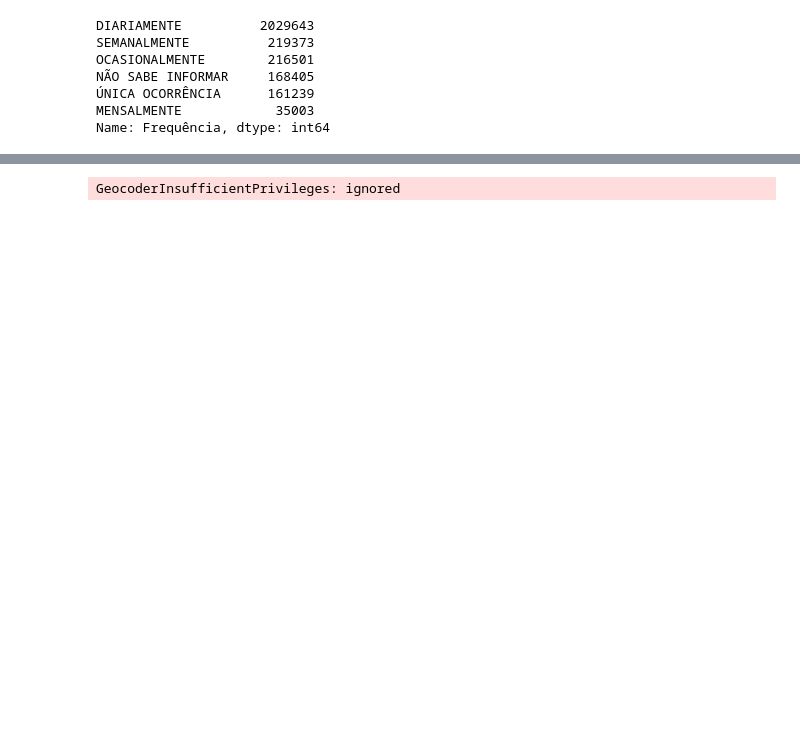
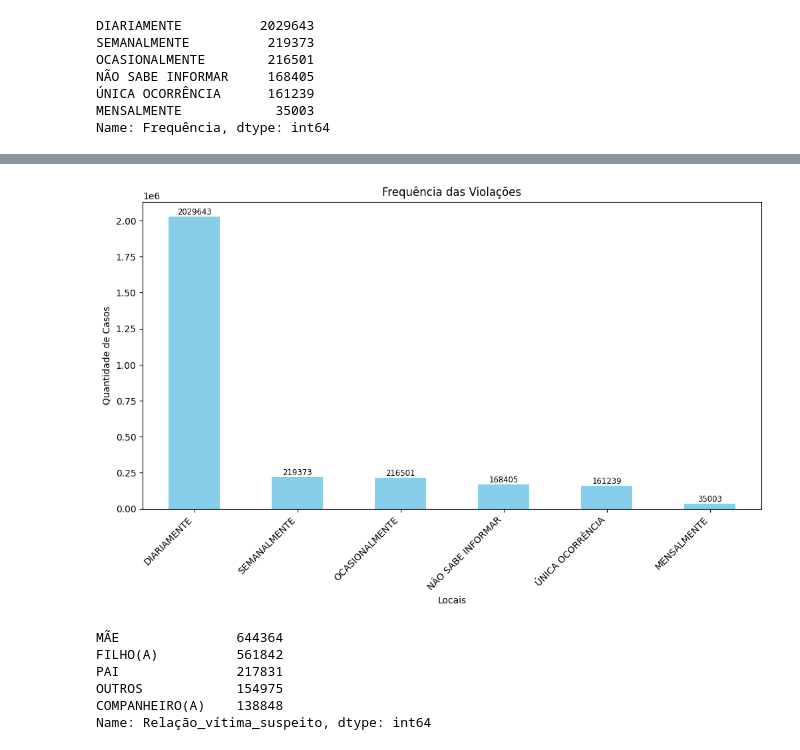
Before and after one commit to LerinaMM/central_de_atendimento_a_mulher, a Jupyter notebook: violencia_contra_mulher_3.ipynb, the cells around one changed output, grey strips where cells are left out. Cells and saved outputs as stored; diff of their text form; code cells hidden in the pictures; blank space fills up the shorter version.

```diff
--- a/violencia_contra_mulher_3.ipynb
+++ b/violencia_contra_mulher_3.ipynb
@@ -796,26 +759,42 @@ from geopy.geocoders import Nominatim
-# %%
-# Criar um DataFrame com os estados e suas coordenadas de latitude e longitude
-
-# Substitua 'MeuAppDeGeolocalizacao' pelo nome do seu aplicativo
-
-geolocator = Nominatim(user_agent='MeuAppDeGeolocalizacao')
-
-estados = dados_unidos['UF'].unique()
-geolocator = Nominatim(user_agent='geoapiExercises')
-df_estados = pd.DataFrame(columns=['uf', 'latitude', 'longitude'])
-for uf in estados:
-    location = geolocator.geocode(uf + ', Brasil')
-    df_estados = df_estados.append({'uf': uf, 'latitude': location.latitude, 'longitude': location.longitude}, ignore_index=True)
-
-# Merge dos dados das denúncias com as coordenadas de latitude e longitude dos estados
-dados_unidos = dados_unidos.merge(df_estados, on='uf', how='left')
-
-# Criar o mapa de calor por estado
-plt.figure(figsize=(12, 8))
-sns.scatterplot(data=dados_unidos, x='longitude', y='latitude', hue='denuncias', cmap='YlGnBu', size='denuncias', sizes=(50, 200), legend='brief', alpha=0.7)
-plt.xlabel('Longitude')
-plt.ylabel('Latitude')
-plt.title('Mapa de Calor de Denúncias por Estado')
-plt.show()
-# %% [output]
-GeocoderInsufficientPrivileges: ignored
+# %%
+# Use o método value_counts para contar a quantidade de denuncias nos cenários de violação
+top_frequencia= dados_unidos['Frequência'].value_counts()
+
+# Exibir as 20 principais locais onde as vitimas informam as denuncias
+plt.figure(figsize=(12, 6))
+top_frequencia.plot(kind='bar', color='skyblue')
+plt.title('Frequência das Violações')
+plt.xlabel('Locais')
+plt.ylabel('Quantidade de Casos')
+plt.xticks(rotation=45, ha='right')
+
+# Adicionando os valores absolutos na parte superior da barra
+for i, v in enumerate(top_frequencia.values):
+    plt.text(i, v, v, ha='center', va='bottom', size='small')
+
+# Mostrando o grafico
+plt.show()
+# %% [output]
+[figure, added]
+# %%
+# Extrair dados da coluna "relação_vitima_suspeito"
+
+relacao_vitima_suspeito = dados_unidos['Relação_vítima_suspeito']
+
+# Contar o numero de ocorrencias para cada relacionamento
+
+relacao_count = relacao_vitima_suspeito.value_counts()
+
+# Organização dos dados do maior para o menor
+
+relacao_count.sort_values(ascending=False)
+
+# Mostrar os 5 principais
+print(relacao_count.head())
+# %% [output]
+MÃE               644364
+FILHO(A)          561842
+PAI               217831
+OUTROS            154975
+COMPANHEIRO(A)    138848
+Name: Relação_vítima_suspeito, dtype: int64
```
Also changed, not shown: parts of 16 cells of this notebook.
